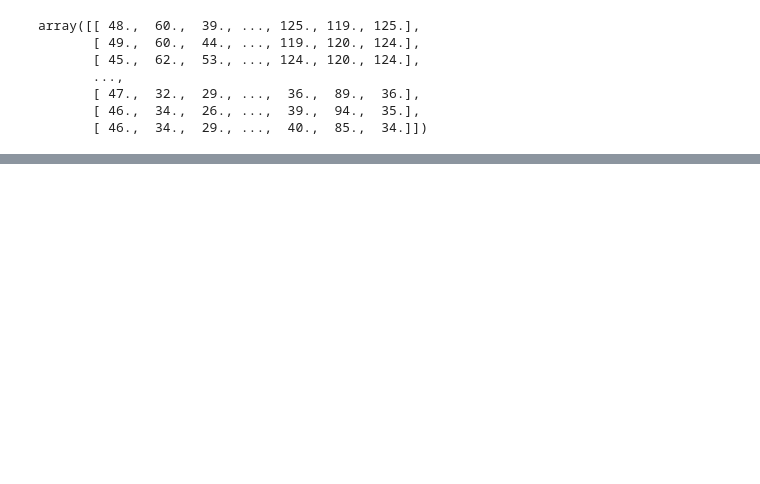
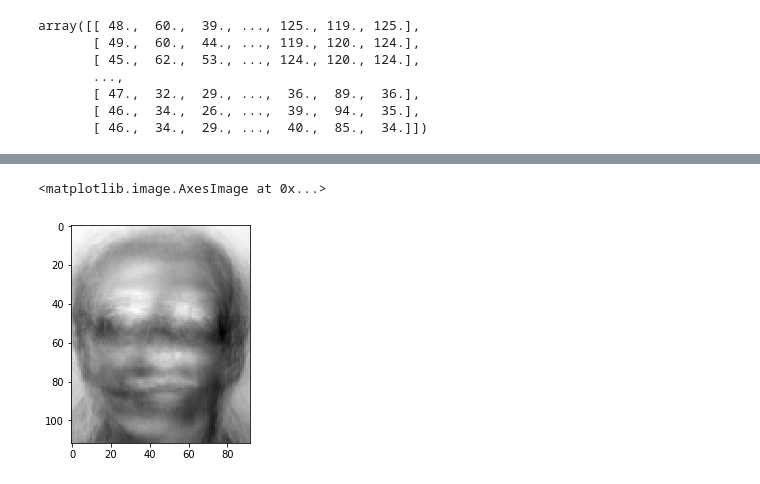
Before and after one commit to pots7878/PCA_face_detection, a Jupyter notebook: Lab01 PCA.ipynb, the cells around one changed output, grey strips where cells are left out. Cells and saved outputs as stored; diff of their text form; code cells hidden in the pictures; blank space fills up the shorter version.

```diff
--- a/Lab01 PCA.ipynb
+++ b/Lab01 PCA.ipynb
@@ -146,0 +155,7 @@ train_set_centered.shape
+# %%
+#Eigenface features of column 3
+eigenface3 = np.reshape(E[:,2], (112,92)).astype(int)
+plt.imshow(eigenface3, cmap='gray')
+# %% [output]
+<matplotlib.image.AxesImage at 0x...>
+[figure, added]
```
Also changed, not shown: parts of 19 cells of this notebook.
